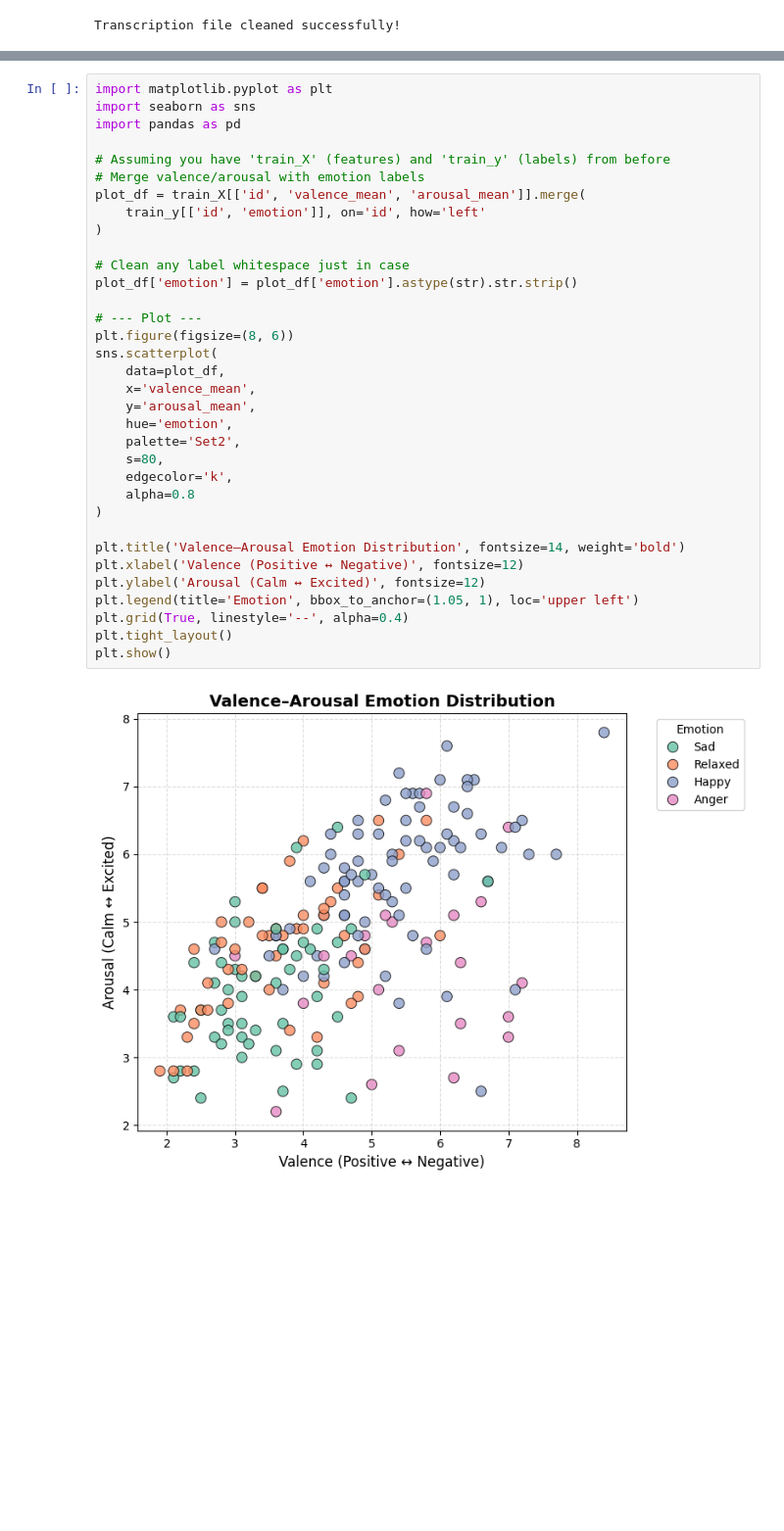
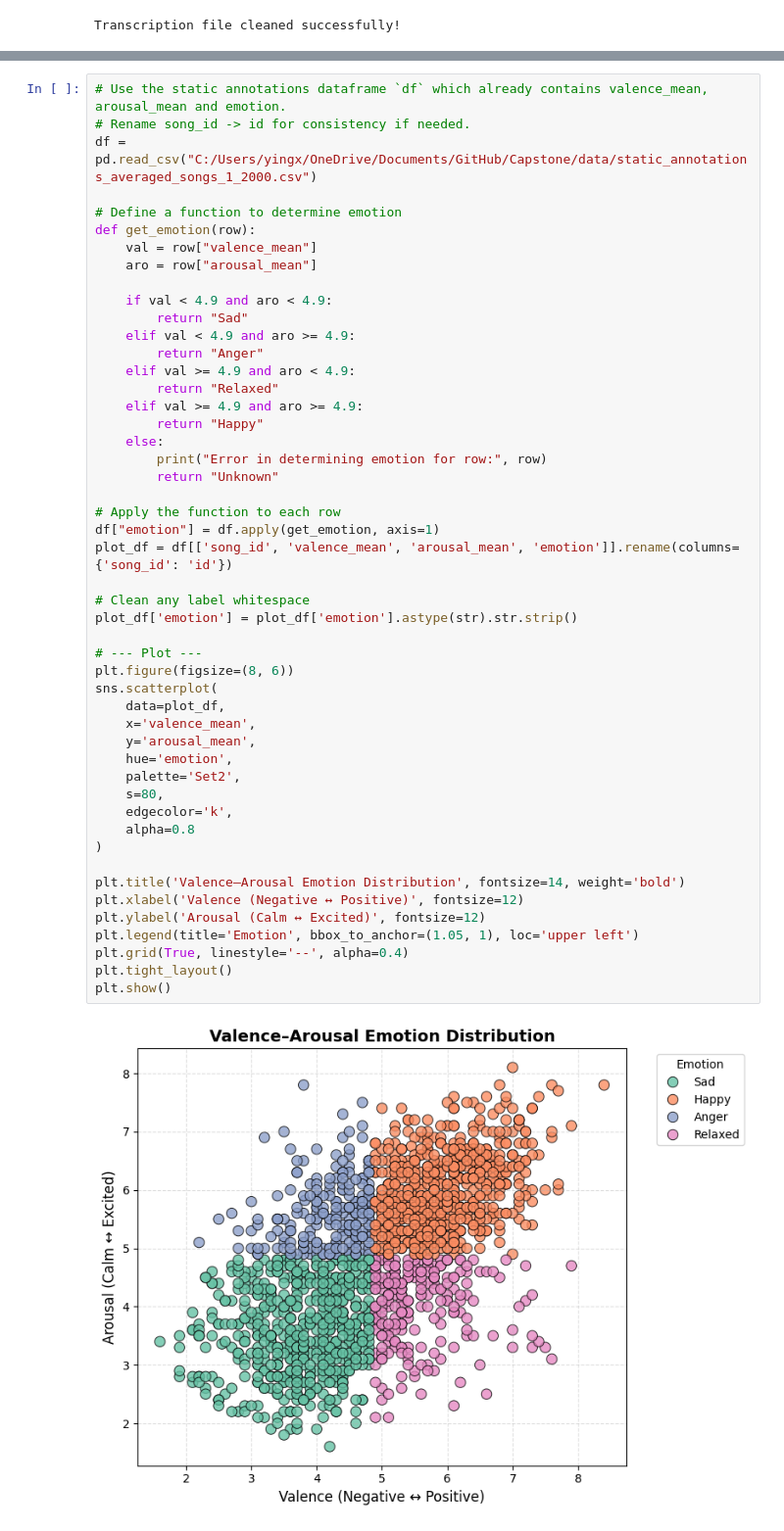
Before and after one commit to yingxinlin002/Capstone, a Jupyter notebook: main.ipynb, the cells around one changed output, grey strips where cells are left out. Shown at 98% size. Drawn from its saved outputs; the diff is of its cells as text; blank space fills up the shorter version.

```diff
--- a/main.ipynb
+++ b/main.ipynb
@@ -732,36 +1115,51 @@ weighted avg       0.27      0.33      0.28        40
 # %%
-import matplotlib.pyplot as plt
-import seaborn as sns
-import pandas as pd
+# Use the static annotations dataframe `df` which already contains valence_mean, arousal_mean and emotion.
+# Rename song_id -> id for consistency if needed.
+df = pd.read_csv("C:/Users/yingx/OneDrive/Documents/GitHub/Capstone/data/static_annotations_averaged_songs_1_2000.csv")
 
-# Assuming you have 'train_X' (features) and 'train_y' (labels) from before
-# Merge valence/arousal with emotion labels
-plot_df = train_X[['id', 'valence_mean', 'arousal_mean']].merge(
-    train_y[['id', 'emotion']], on='id', how='left'
-)
+# Define a function to determine emotion
+def get_emotion(row):
+    val = row["valence_mean"]
+    aro = row["arousal_mean"]
 
-# Clean any label whitespace just in case
+    if val < 4.9 and aro < 4.9:
+        return "Sad"
+    elif val < 4.9 and aro >= 4.9:
+        return "Anger"
+    elif val >= 4.9 and aro < 4.9:
+        return "Relaxed"
+    elif val >= 4.9 and aro >= 4.9:
+        return "Happy"
+    else:
+        print("Error in determining emotion for row:", row)
+        return "Unknown"
+
+# Apply the function to each row
+df["emotion"] = df.apply(get_emotion, axis=1)
+plot_df = df[['song_id', 'valence_mean', 'arousal_mean', 'emotion']].rename(columns={'song_id': 'id'})
+
+# Clean any label whitespace
 plot_df['emotion'] = plot_df['emotion'].astype(str).str.strip()
 
 # --- Plot ---
 plt.figure(figsize=(8, 6))
 sns.scatterplot(
     data=plot_df,
     x='valence_mean',
     y='arousal_mean',
     hue='emotion',
     palette='Set2',
     s=80,
     edgecolor='k',
     alpha=0.8
 )
 
 plt.title('Valence–Arousal Emotion Distribution', fontsize=14, weight='bold')
-plt.xlabel('Valence (Positive ↔ Negative)', fontsize=12)
+plt.xlabel('Valence (Negative ↔ Positive)', fontsize=12)
 plt.ylabel('Arousal (Calm ↔ Excited)', fontsize=12)
 plt.legend(title='Emotion', bbox_to_anchor=(1.05, 1), loc='upper left')
 plt.grid(True, linestyle='--', alpha=0.4)
 plt.tight_layout()
 plt.show()
 # %% [output]
-[figure, old version]
+[figure, new version]
```
Also changed, not shown: parts of 11 cells of this notebook, 1 other file.
